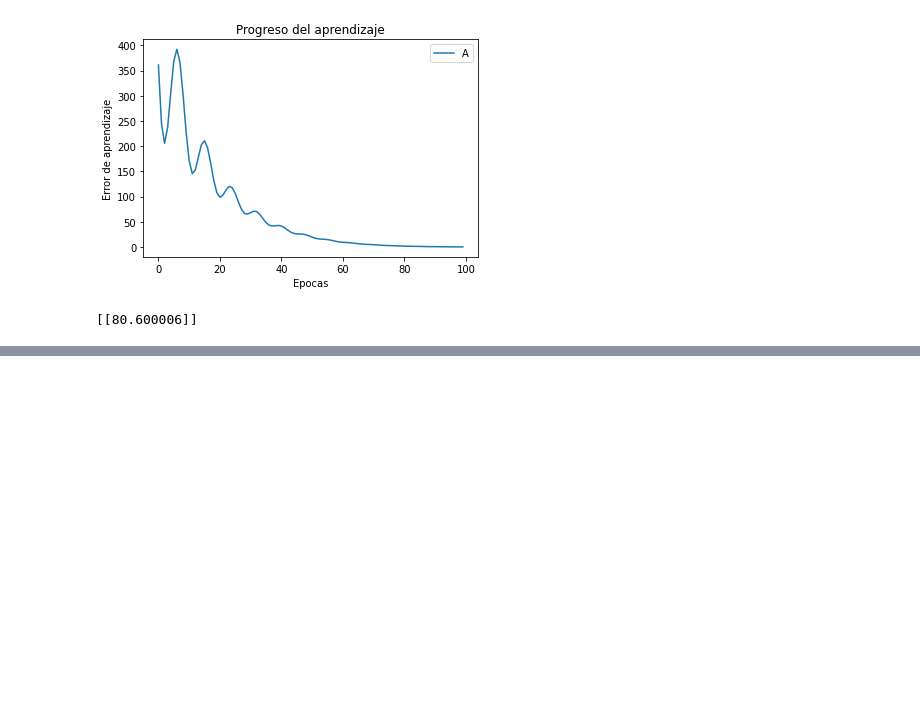
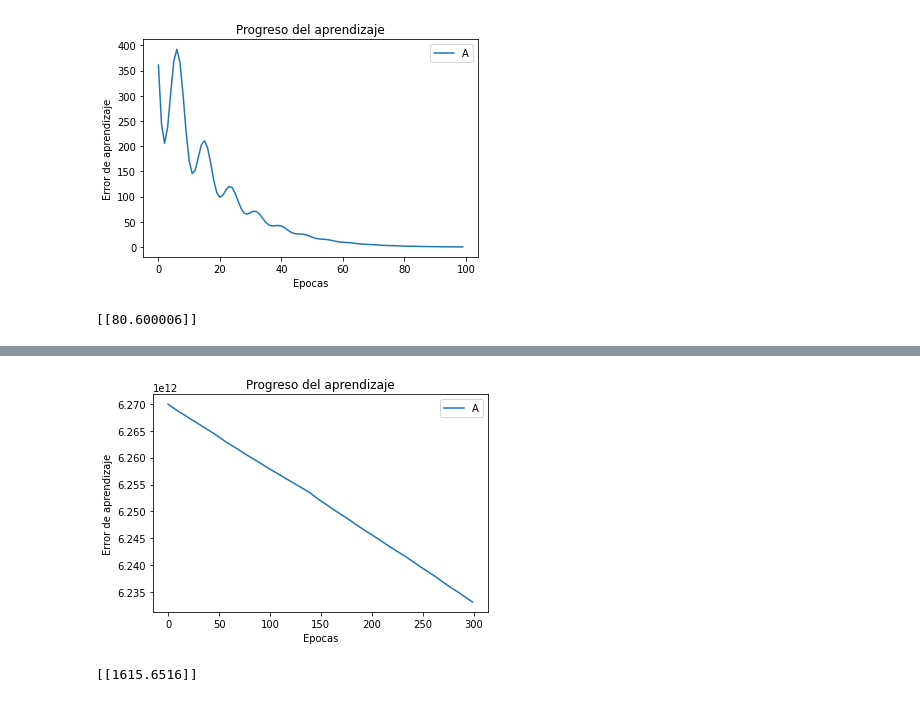
Before and after one commit to CesiaFlores09/PROGRAMACION-III, a Jupyter notebook: fundamentos_de_python.ipynb, the cells around one changed output, grey strips where cells are left out. Drawn from its saved outputs; the diff is of its cells as text; code cells hidden in the pictures; blank space fills up the shorter version.

```diff
--- a/fundamentos_de_python.ipynb
+++ b/fundamentos_de_python.ipynb
@@ -553,3 +553,24 @@ f=modelo.predict([27])
 print(f)
 # %% [output]
 [[80.600006]]
+# %%
+import tensorflow as tf
+import pandas as pd
+import matplotlib.pyplot as plt
+import seaborn as sns
+#obtencion de los datos de entrenamiento
+conversionBD = pd.read_csv("/content/bitcoin_dolar.csv", sep=";")
+
+#datos de entrada y salida
+bitcoin = conversionBD["bitcoin"]
+dolar = conversionBD['dolar']
+
+#modelo de entrenamiento
+modeloBD=tf.keras.Sequential()
+modeloBD.add(tf.keras.layers.Dense(units=1, input_shape=[1]))
+
+#compliar modelo
+modeloBD.compile(optimizer=tf.keras.optimizers.Adam(1),loss='mean_squared_error')
+
+#entrenamiento del modelo
+epocasBD = modeloBD.fit(bitcoin, dolar, epochs=300)
@@ -555,0 +595,16 @@ print(f)
+# %%
+#evaluando el nivel de error de aprendizaje
+plt.plot(epocasBD.history["loss"])
+plt.title("Progreso del aprendizaje")
+plt.xlabel("Epocas")
+plt.ylabel("Error de aprendizaje")
+plt.legend("Aprendizaje")
+plt.show()
+# %% [output]
+[figure, added]
+# %%
+#haciendo predicciones con el aprendizaje automatico
+dolar =modeloBD.predict([2])
+print(dolar)
+# %% [output]
+[[1615.6516]]
```
Also changed, not shown: parts of 1 cell of this notebook.
